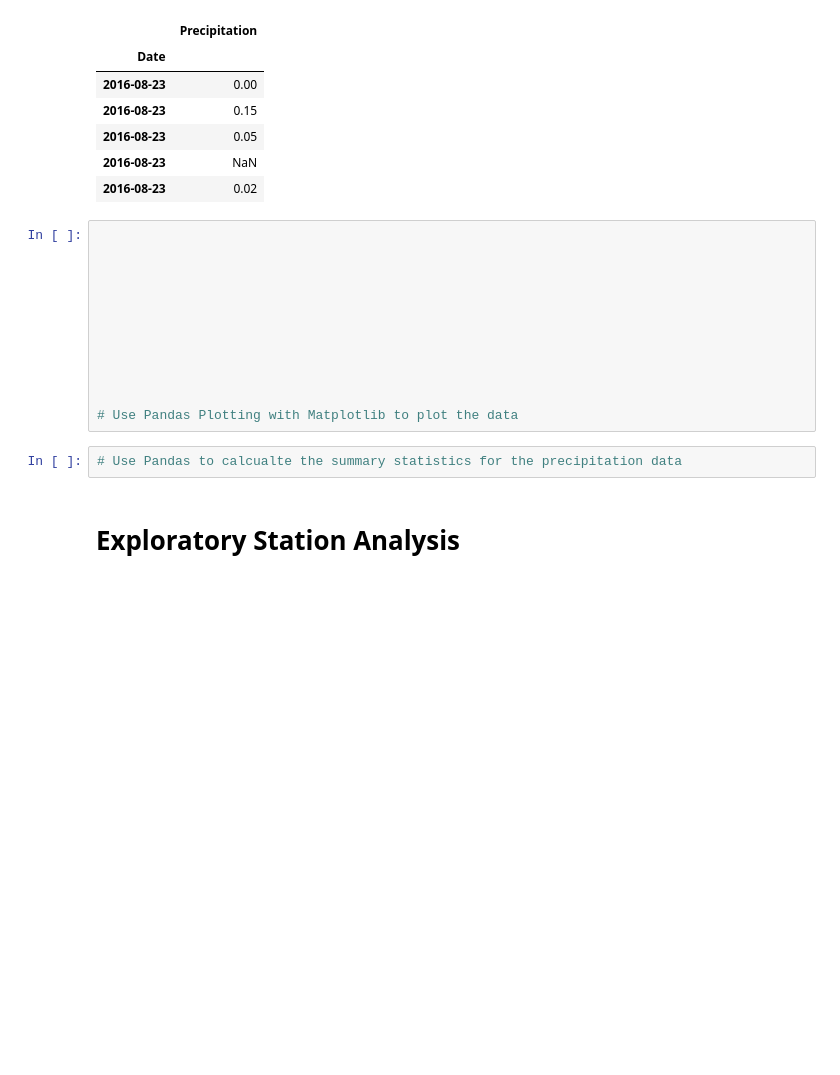
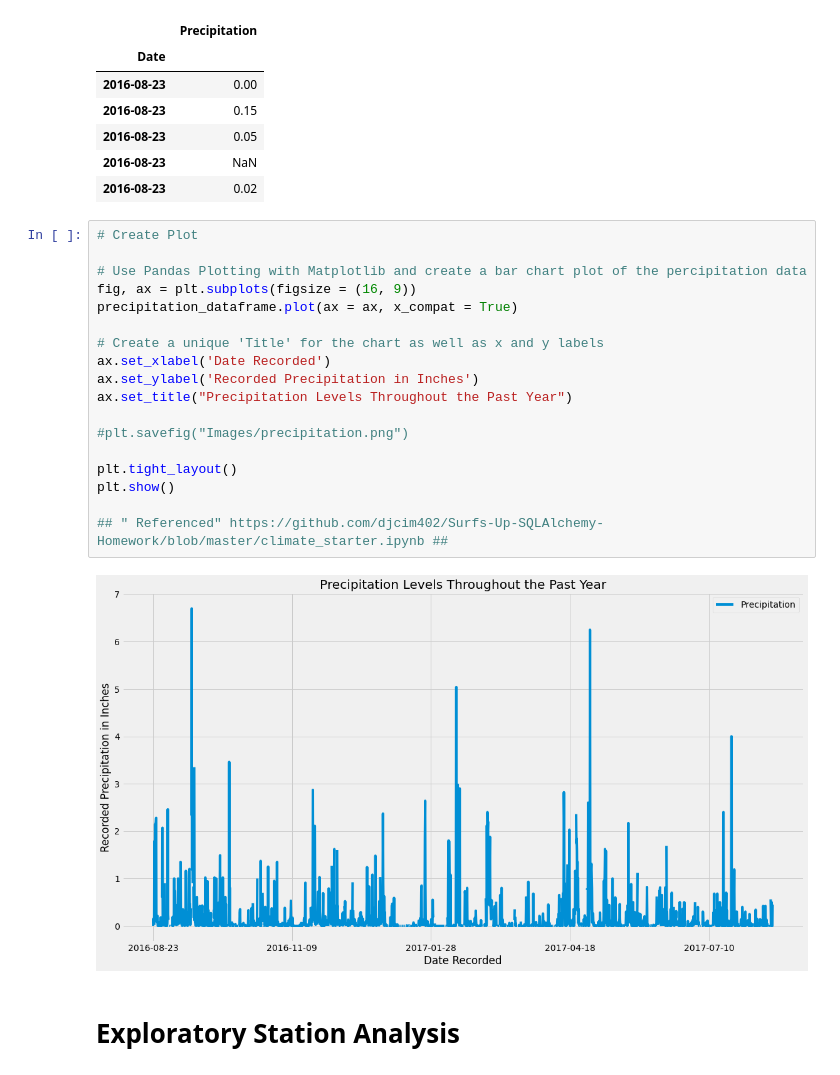
Before and after one commit to mathewqpmiller/SQLAlchemy-ClimateAnalysis, a Jupyter notebook: Precipitation_Analysis_Notebook.ipynb, the cells around one changed output. Cells and saved outputs as stored; diff of their text form; blank space fills up the shorter version.

Commit message:
Finished bar chart plot of Pandas precipitation DataFrame

```diff
--- a/Precipitation_Analysis_Notebook.ipynb
+++ b/Precipitation_Analysis_Notebook.ipynb
@@ -155,20 +155,26 @@ precipitation_dataframe.head()
 | 2016-08-23 | 0.05 |
 | 2016-08-23 | NaN |
 | 2016-08-23 | 0.02 |
-# %%
-
-
-
-
-
-
-
-
-
-
-# Use Pandas Plotting with Matplotlib to plot the data
-# %%
-# Use Pandas to calcualte the summary statistics for the precipitation data
+# %%
+# Create Plot
+
+# Use Pandas Plotting with Matplotlib and create a bar chart plot of the percipitation data
+fig, ax = plt.subplots(figsize = (16, 9))
+precipitation_dataframe.plot(ax = ax, x_compat = True)
+
+# Create a unique 'Title' for the chart as well as x and y labels
+ax.set_xlabel('Date Recorded')
+ax.set_ylabel('Recorded Precipitation in Inches')
+ax.set_title("Precipitation Levels Throughout the Past Year")
+
+#plt.savefig("Images/precipitation.png")
+
+plt.tight_layout()
+plt.show()
+
+## " Referenced" https://github.com/djcim402/Surfs-Up-SQLAlchemy-Homework/blob/master/climate_starter.ipynb ##
+# %% [output]
+[figure, added]
 # %% [markdown]
 # Exploratory Station Analysis
 # %%
```
